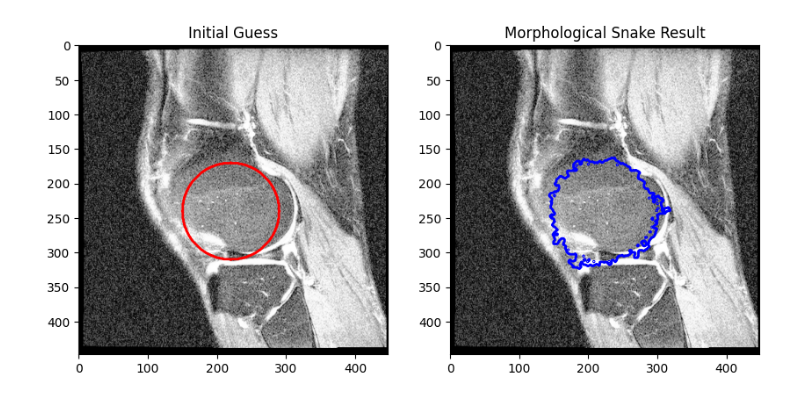
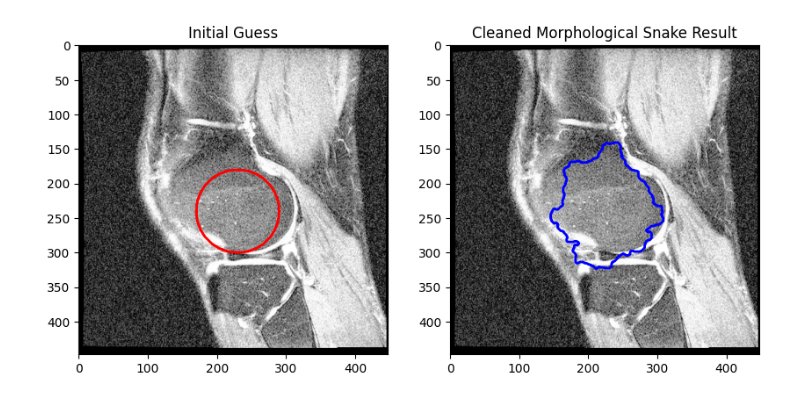
Before and after one commit to Zender-Aurelien/knee-boundary-highlight, a Jupyter notebook: snakes.ipynb, the cells around one changed output. Drawn from its saved outputs; the diff is of its cells as text; code cells hidden in the pictures.

```diff
--- a/snakes.ipynb
+++ b/snakes.ipynb
@@ -13,23 +11,42 @@ init_mask=np.zeros(img.shape,dtype=np.int8)
 
 yy,xx=np.ogrid[:img.shape[0],:img.shape[1]]
 
-circle=(yy-240)**2 + (xx-220) **2<= 70**2
+circle=(yy-240)**2 + (xx-230) **2<= 60**2
 init_mask[circle]=1
 # %%
 gimage=inverse_gaussian_gradient(img,alpha=100,sigma=2
 )
 
-final_mask=morphological_geodesic_active_contour(gimage,num_iter=130,init_level_set=init_mask,smoothing=1,balloon=0.5)
+final_mask=morphological_geodesic_active_contour(gimage,num_iter=130,init_level_set=init_mask,smoothing=2,balloon=0.7)
+# %%
+# =====================================================================
+# --- NEW: Connected Component Analysis (Island Filtering) ---
+# 1. Label all distinct, disconnected components in the final mask
+labeled_mask = measure.label(final_mask)
+
+# 2. Calculate properties (like area) for each labeled component
+regions = measure.regionprops(labeled_mask)
+
+# 3. Filter out the noise and keep only the largest component
+if regions:
+    # Find the region with the largest pixel area
+    largest_region = max(regions, key=lambda r: r.area)
+
+    # Create a new, clean mask containing ONLY the largest region
+    clean_final_mask = (labeled_mask == largest_region.label).astype(np.int8)
+else:
+    # Fallback in case the mask is entirely empty
+    clean_final_mask = final_mask
 # %%
 fig, ax = plt.subplots(1, 2, figsize=(10, 5))
 ax[0].imshow(img, cmap="gray")
 ax[0].contour(init_mask, [0.5], colors='r', linewidths=2) # Draw initial mask boundary
 ax[0].set_title("Initial Guess")
 
 ax[1].imshow(img, cmap="gray")
-ax[1].contour(final_mask, [0.5], colors='b', linewidths=2) # Draw final mask boundary
-ax[1].set_title("Morphological Snake Result")
+ax[1].contour(clean_final_mask, [0.5], colors='b', linewidths=2) # Draw final mask boundary
+ax[1].set_title("Cleaned Morphological Snake Result")
 
 plt.show()
 # %% [output]
-[figure, old version]
+[figure, new version]
```
Also changed, not shown: parts of 1 cell of this notebook, 1 other file.
